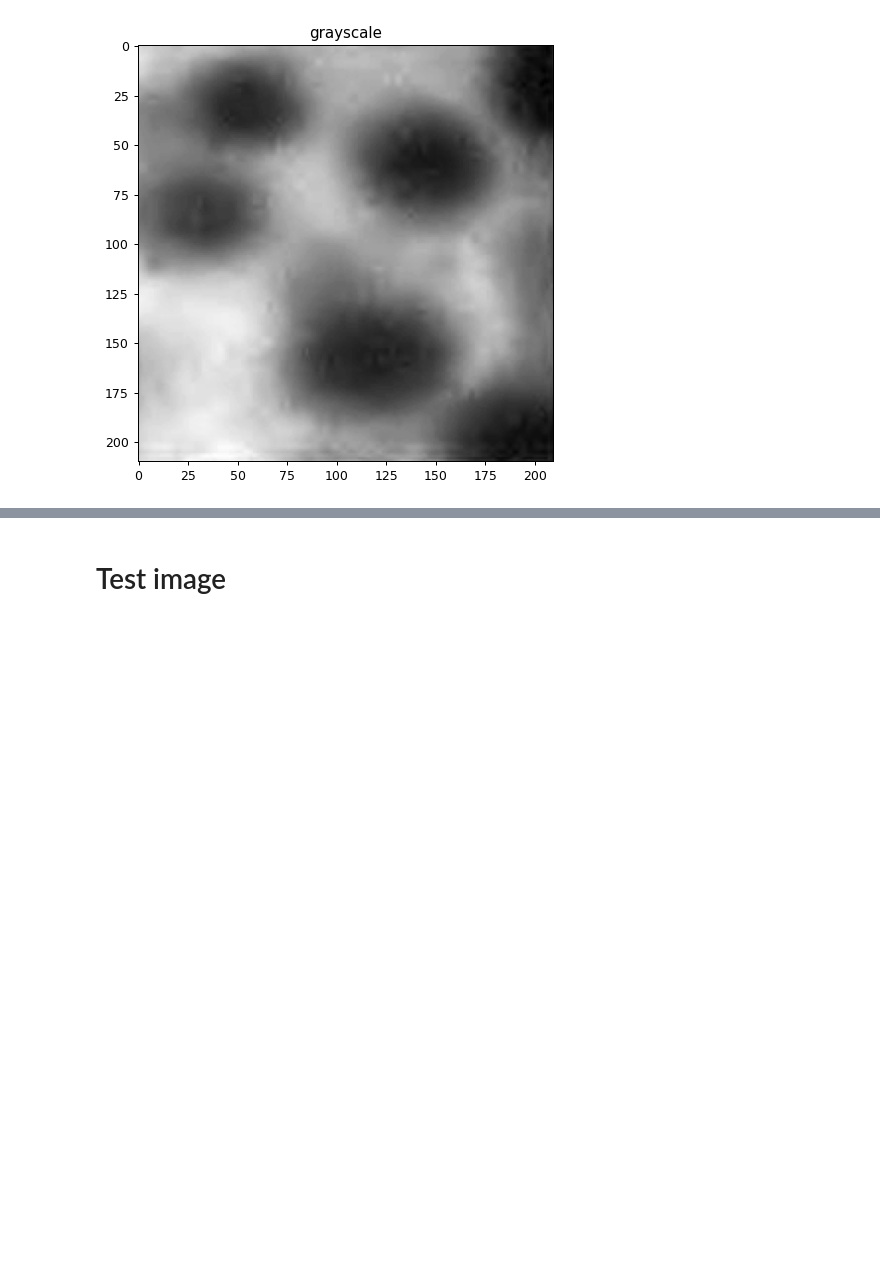
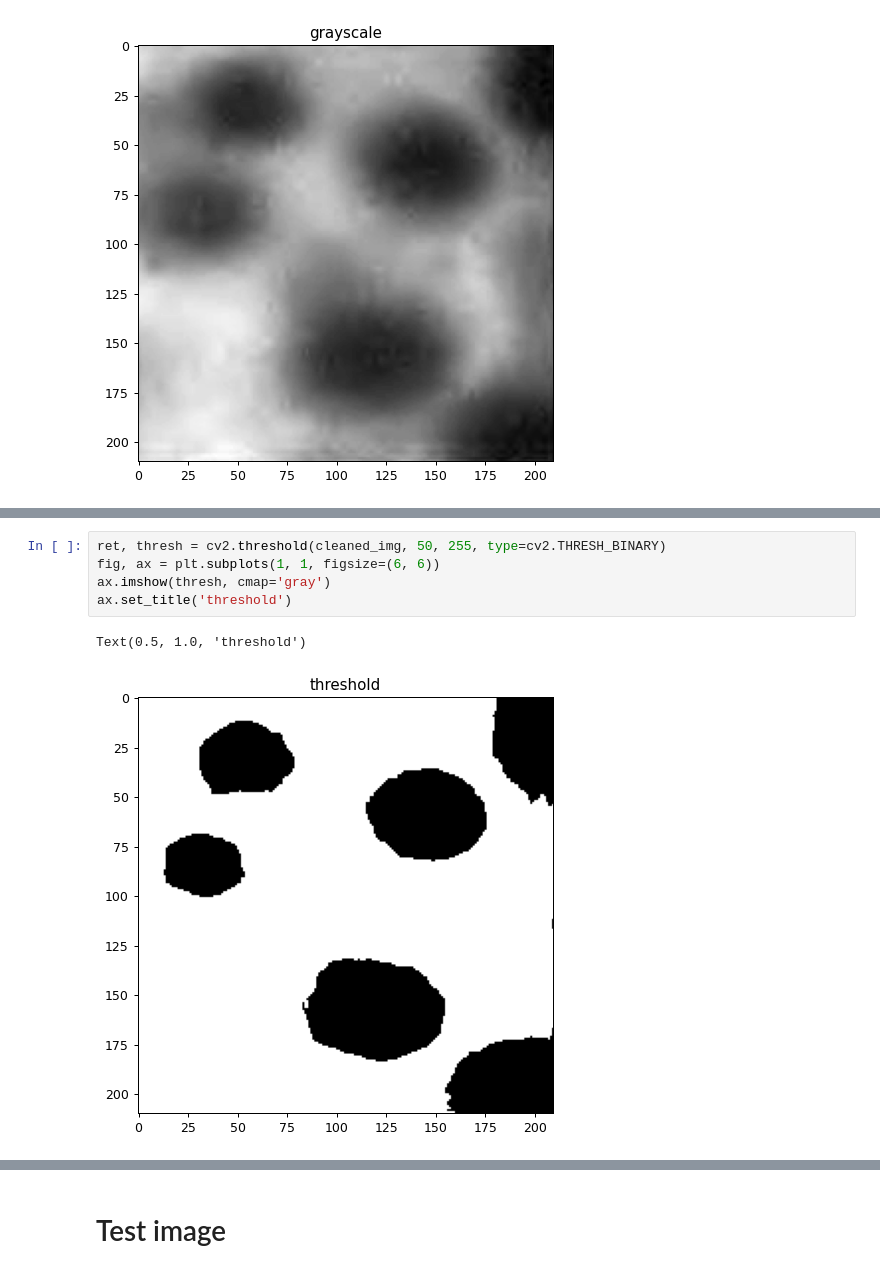
Before and after one commit to handlessdude/cv-labs, a Jupyter notebook: lab-08.ipynb, the cells around one changed output, grey strips where cells are left out. Drawn from its saved outputs; the diff is of its cells as text; blank space fills up the shorter version.

```diff
--- a/lab-08.ipynb
+++ b/lab-08.ipynb
@@ -76,0 +94,8 @@ Text(0.5, 1.0, 'grayscale')
+# %%
+ret, thresh = cv2.threshold(cleaned_img, 50, 255, type=cv2.THRESH_BINARY)
+fig, ax = plt.subplots(1, 1, figsize=(6, 6))
+ax.imshow(thresh, cmap='gray')
+ax.set_title('threshold')
+# %% [output]
+Text(0.5, 1.0, 'threshold')
+[figure, added]
```
Also changed, not shown: parts of 13 cells of this notebook.
